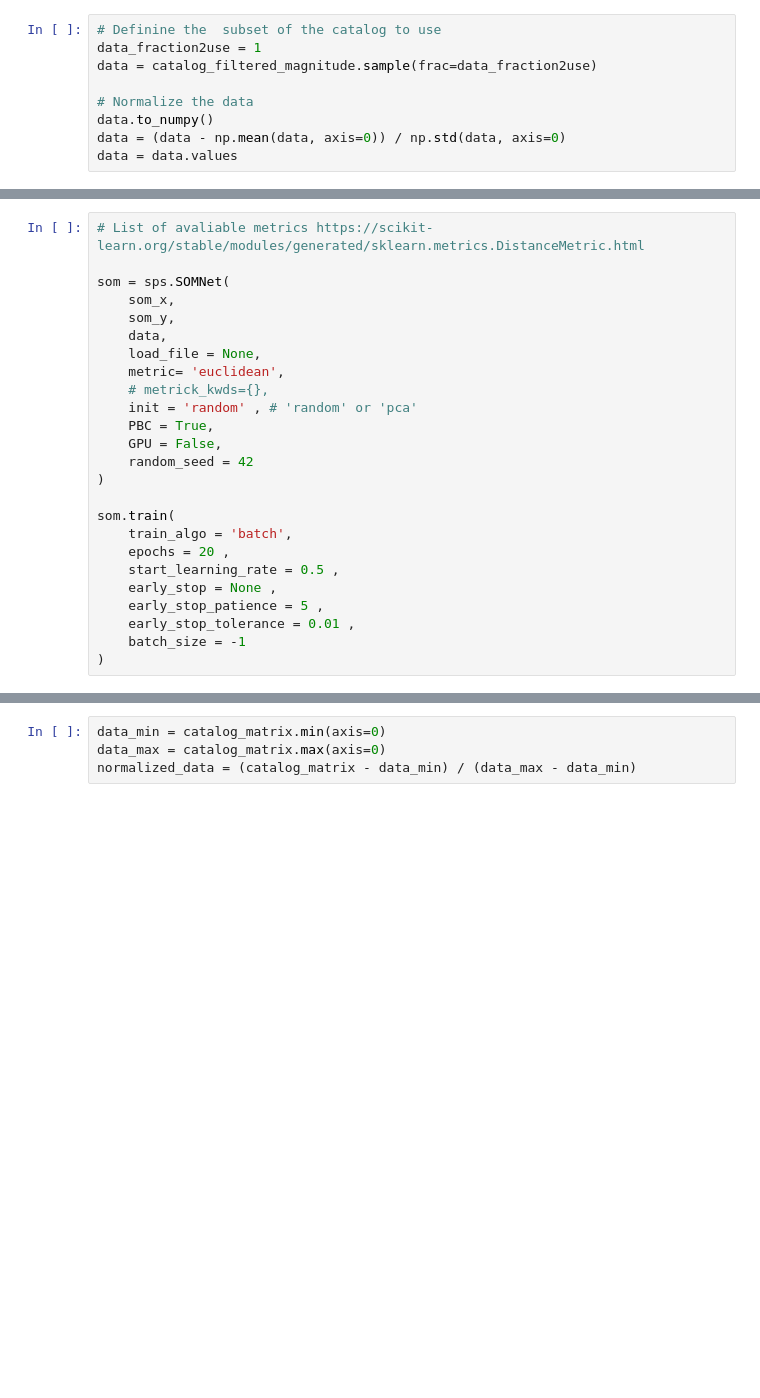
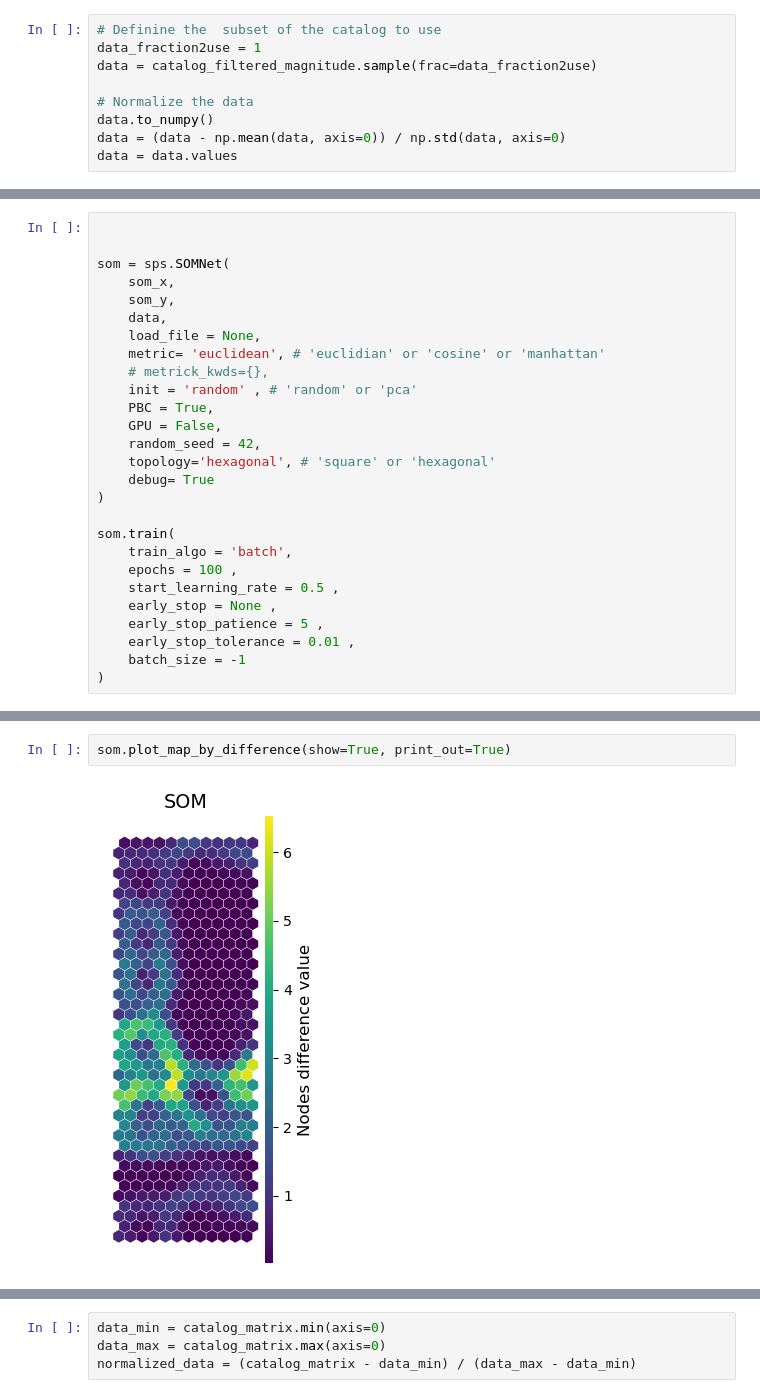
Before and after one commit to theWebTardigrade/fundamental-properties-of-EMU-radio-sources, a Jupyter notebook: code/SOM.ipynb, the cells around one changed output, grey strips where cells are left out. Saved outputs shown, nothing was run; the diff lists cells and outputs as text; blank space fills up the shorter version.

```diff
--- a/code/SOM.ipynb
+++ b/code/SOM.ipynb
@@ -152,22 +152,24 @@ class SOMNet(builtins.object)
 # %%
-# List of avaliable metrics https://scikit-learn.org/stable/modules/generated/sklearn.metrics.DistanceMetric.html
+
 
 som = sps.SOMNet(
     som_x,
     som_y,
     data,
     load_file = None,
-    metric= 'euclidean',
+    metric= 'euclidean', # 'euclidian' or 'cosine' or 'manhattan'
     # metrick_kwds={},
     init = 'random' , # 'random' or 'pca'
     PBC = True,
     GPU = False,
-    random_seed = 42
+    random_seed = 42,
+    topology='hexagonal', # 'square' or 'hexagonal'
+    debug= True
 )
 
 som.train(
     train_algo = 'batch',
-    epochs = 20 ,
+    epochs = 100 ,
     start_learning_rate = 0.5 ,
     early_stop = None ,
     early_stop_patience = 5 ,
@@ -193,0 +189,4 @@ som.project(data, colnum=0, show=True)
+# %%
+som.plot_map_by_difference(show=True, print_out=True)
+# %% [output]
+[figure, added]
```
Also changed, not shown: parts of 14 cells of this notebook, 2 other files.
